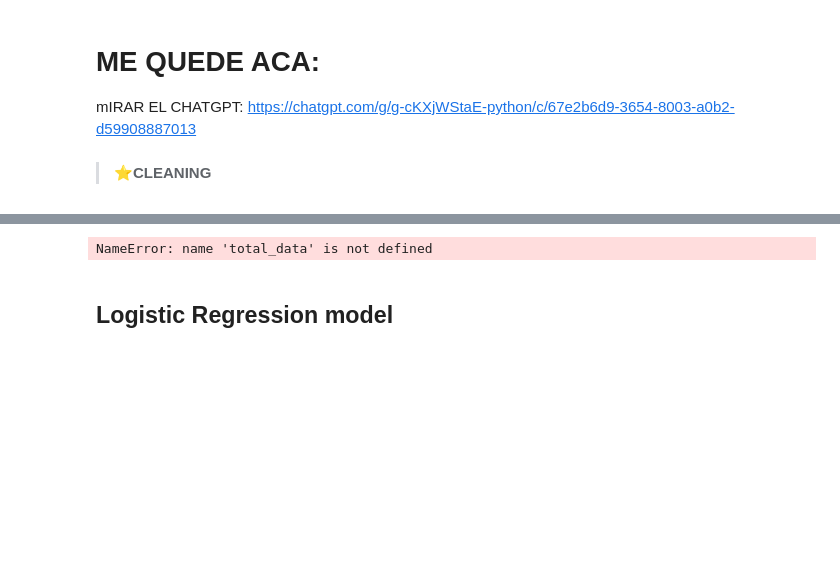
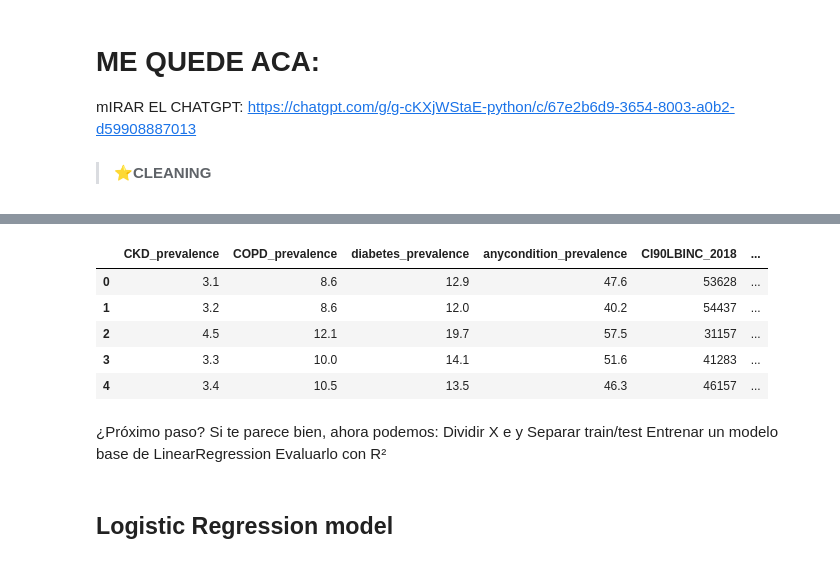
Before and after one commit to mvlarra/Project_ML_Linear_Regression_regularized_VL, a Jupyter notebook: Project_ML_Linear_Regresion_Regularized_VL.ipynb, the cells around one changed output, grey strips where cells are left out. Cells and saved outputs as stored; diff of their text form; code cells hidden in the pictures; blank space fills up the shorter version.

```diff
--- a/Project_ML_Linear_Regresion_Regularized_VL.ipynb
+++ b/Project_ML_Linear_Regresion_Regularized_VL.ipynb
@@ -380,8 +450,21 @@ mIRAR EL CHATGPT: https://chatgpt.com/g/g-cKXjWStaE-python/c/67e2b6d9-3654-8003-
 # %%
-total_data = total_data.drop_duplicates().reset_index(drop = True)
-total_data.head()
+df_baking = df_baking.drop_duplicates().reset_index(drop = True)
+df_baking.head()
 # %% [output]
-NameError: name 'total_data' is not defined
+|  | CKD_prevalence | COPD_prevalence | diabetes_prevalence | anycondition_prevalence | CI90LBINC_2018 | ... |
+| 0 | 3.1 | 8.6 | 12.9 | 47.6 | 53628 | ... |
+| 1 | 3.2 | 8.6 | 12.0 | 40.2 | 54437 | ... |
+| 2 | 4.5 | 12.1 | 19.7 | 57.5 | 31157 | ... |
+| 3 | 3.3 | 10.0 | 14.1 | 51.6 | 41283 | ... |
+| 4 | 3.4 | 10.5 | 13.5 | 46.3 | 46157 | ... |
+# %% [markdown]
+
+¿Próximo paso?
+Si te parece bien, ahora podemos:
+    Dividir X e y
+    Separar train/test
+    Entrenar un modelo base de LinearRegression
+    Evaluarlo con R²
 # %%
 from sklearn.preprocessing import StandardScaler
 
```
Also changed, not shown: parts of 6 cells of this notebook, 1 other file.
